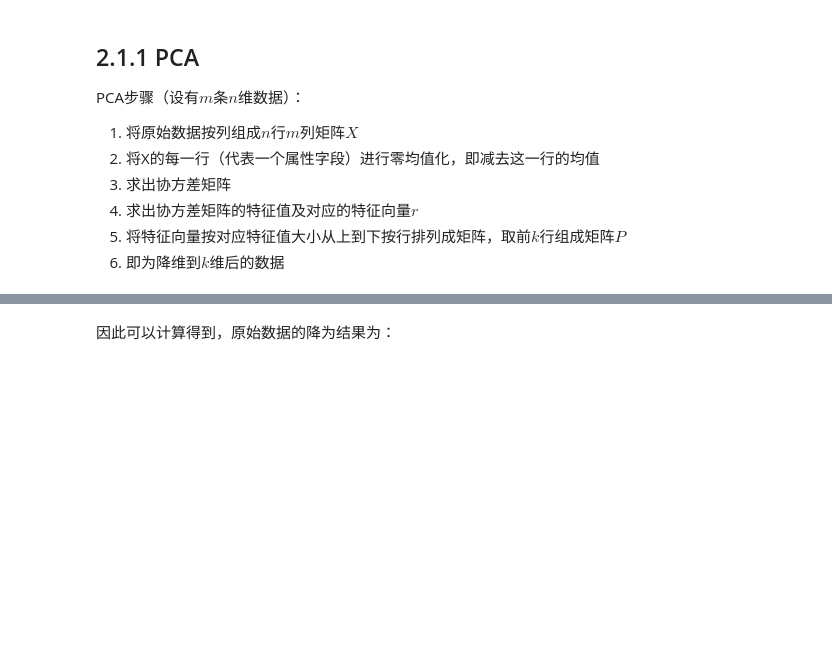
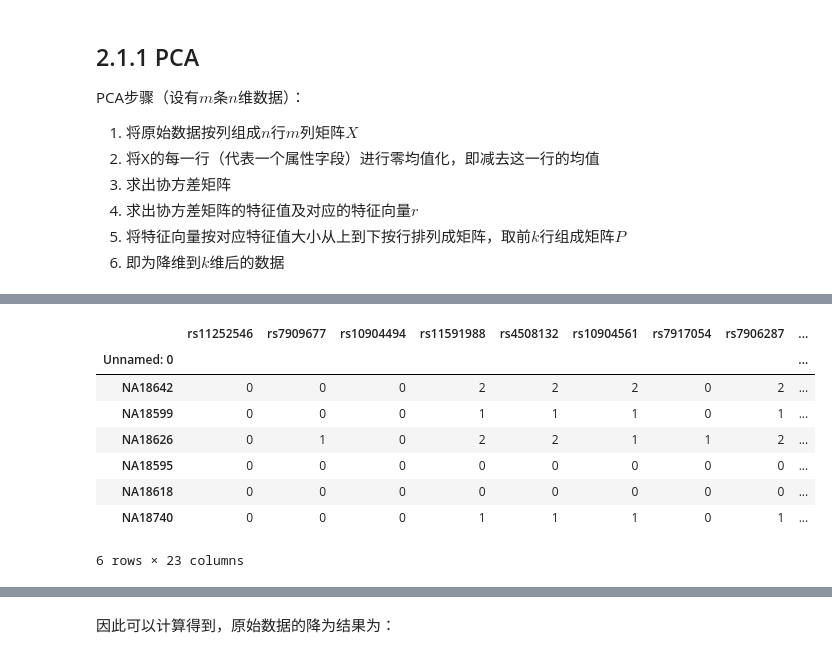
Before and after one commit to Hatuw/gwas-plain, a Jupyter notebook: GWAS-plain-demo.ipynb, the cells around one changed output, grey strips where cells are left out. Saved outputs shown, nothing was run; the diff lists cells and outputs as text; code cells hidden in the pictures; blank space fills up the shorter version.

```diff
--- a/GWAS-plain-demo.ipynb
+++ b/GWAS-plain-demo.ipynb
@@ -168,0 +157,12 @@ print(out_x)
+# %%
+data.iloc[-6:, 1:] # 输入数据大小为n×23，此处n=6
+# %% [output]
+|  | rs11252546 | rs7909677 | rs10904494 | rs11591988 | rs4508132 | rs10904561 | rs7917054 | rs7906287 | ... |
+| Unnamed: 0 |  |  |  |  |  |  |  |  | ... |
+| NA18642 | 0 | 0 | 0 | 2 | 2 | 2 | 0 | 2 | ... |
+| NA18599 | 0 | 0 | 0 | 1 | 1 | 1 | 0 | 1 | ... |
+| NA18626 | 0 | 1 | 0 | 2 | 2 | 1 | 1 | 2 | ... |
+| NA18595 | 0 | 0 | 0 | 0 | 0 | 0 | 0 | 0 | ... |
+| NA18618 | 0 | 0 | 0 | 0 | 0 | 0 | 0 | 0 | ... |
+| NA18740 | 0 | 0 | 0 | 1 | 1 | 1 | 0 | 1 | ... |
+6 rows × 23 columns
```
Also changed, not shown: parts of 23 cells of this notebook.
